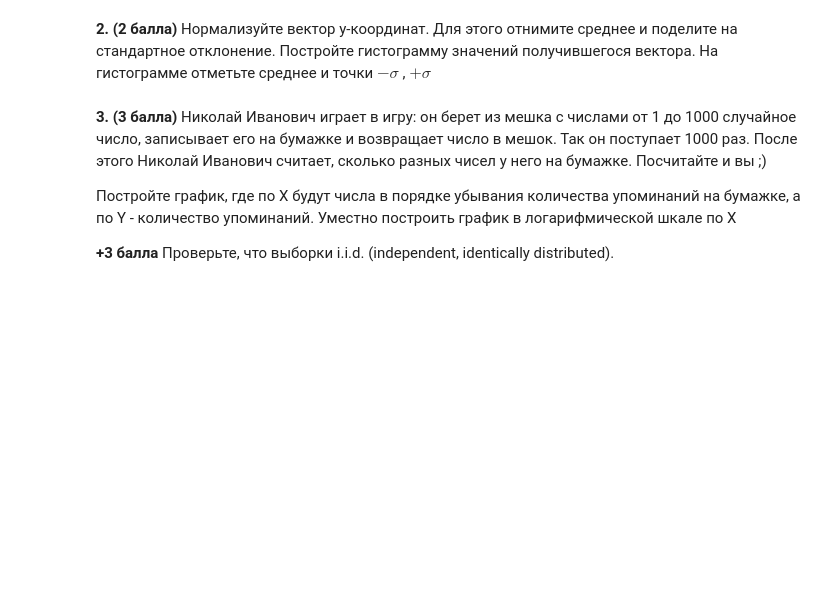
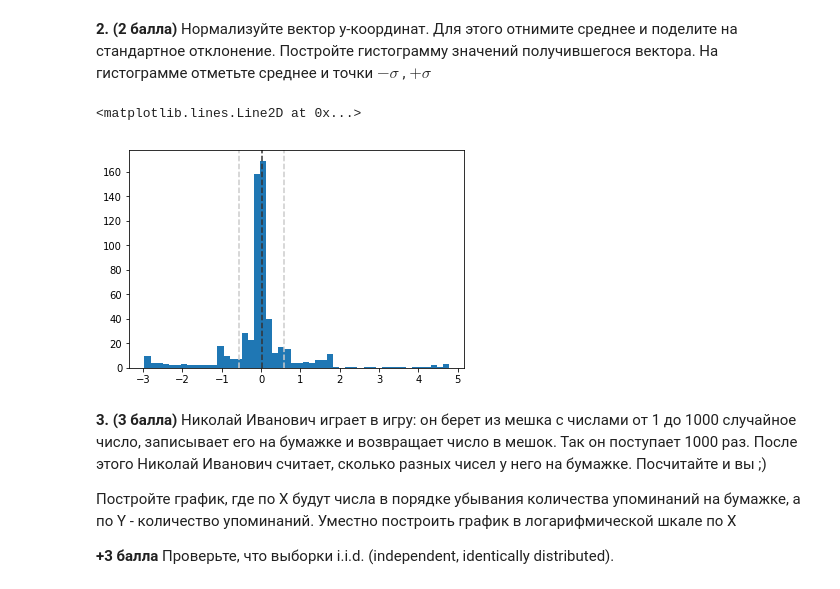
Before and after one commit to SlinkoIgor/express_ml, a Jupyter notebook: 03_pandas_gradient_boosting_visualization/visualization_task.ipynb, the cells around one changed output. Saved outputs shown, nothing was run; the diff lists cells and outputs as text; code cells hidden in the pictures; blank space fills up the shorter version.

```diff
--- a/03_pandas_gradient_boosting_visualization/visualization_task.ipynb
+++ b/03_pandas_gradient_boosting_visualization/visualization_task.ipynb
@@ -5,5 +26,17 @@
 # %% [markdown]
 <b>2. (2 балла)</b> Нормализуйте вектор y-координат. Для этого отнимите среднее и поделите на стандартное отклонение. Постройте гистограмму значений получившегося вектора. На гистограмме отметьте среднее и точки $-\sigma$ , $+\sigma$
+# %%
+mean = np.mean(f_t2)
+std  = np.std(f_t2)
+y = (f_t2 - mean)/std
+
+plt.hist(y, bins=50)
+plt.axvline(x=mean, color="#333333", linestyle="dashed")
+plt.axvline(x=(mean+std), color="#cccccc", linestyle="dashed")
+plt.axvline(x=(mean-std), color="#cccccc", linestyle="dashed")
+# %% [output]
+<matplotlib.lines.Line2D at 0x...>
+[figure, added]
 # %% [markdown]
 <b>3. (3 балла)</b> Николай Иванович играет в игру: он берет из мешка с числами от 1 до 1000
     случайное число, записывает его на бумажке и возвращает число в мешок. Так он поступает 1000 раз.
```
Also changed, not shown: parts of 3 cells of this notebook.
